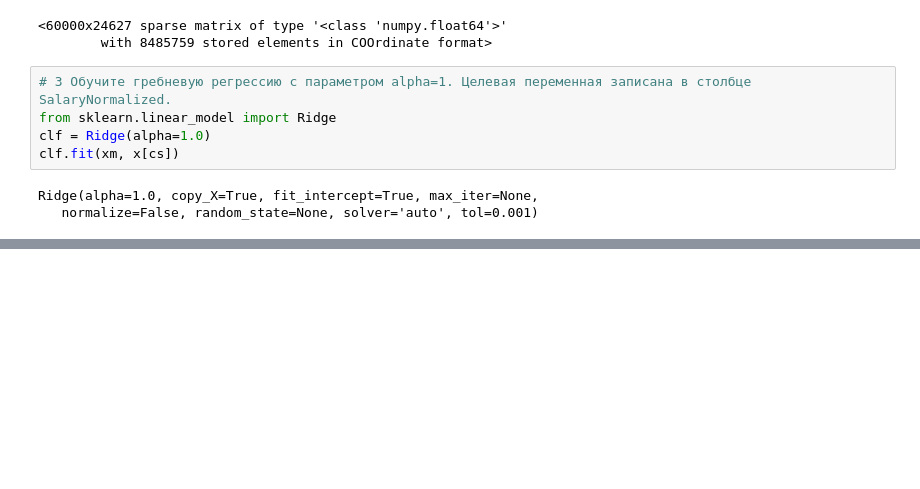
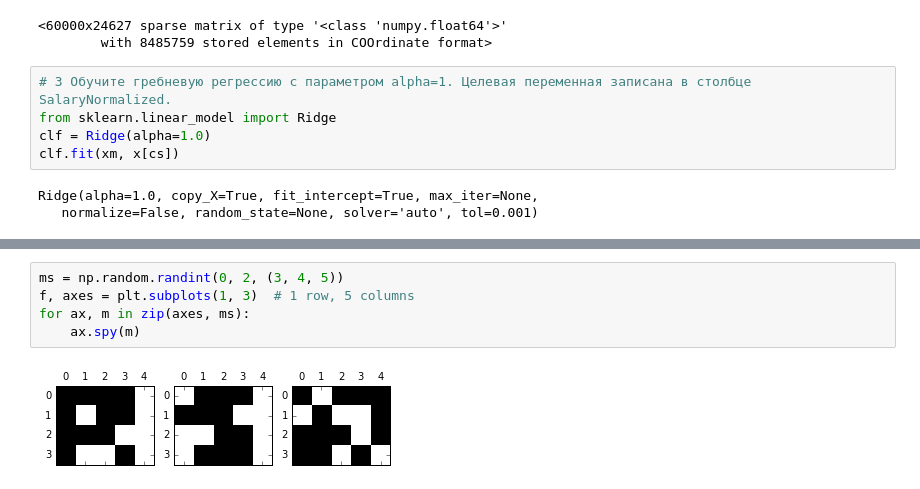
Before and after one commit to webmalex/ML1, a Jupyter notebook: c0/w4/s10.ipynb, the cells around one changed output, grey strips where cells are left out. Cells and saved outputs as stored; diff of their text form; blank space fills up the shorter version.

```diff
--- a/c0/w4/s10.ipynb
+++ b/c0/w4/s10.ipynb
@@ -82,0 +124,7 @@ pf('10', pp(p.round(2)))
+# %%
+ms = np.random.randint(0, 2, (3, 4, 5))
+f, axes = plt.subplots(1, 3)  # 1 row, 5 columns
+for ax, m in zip(axes, ms):
+    ax.spy(m)
+# %% [output]
+[figure, added]
```
Also changed, not shown: parts of 10 cells of this notebook, 5 other files.
